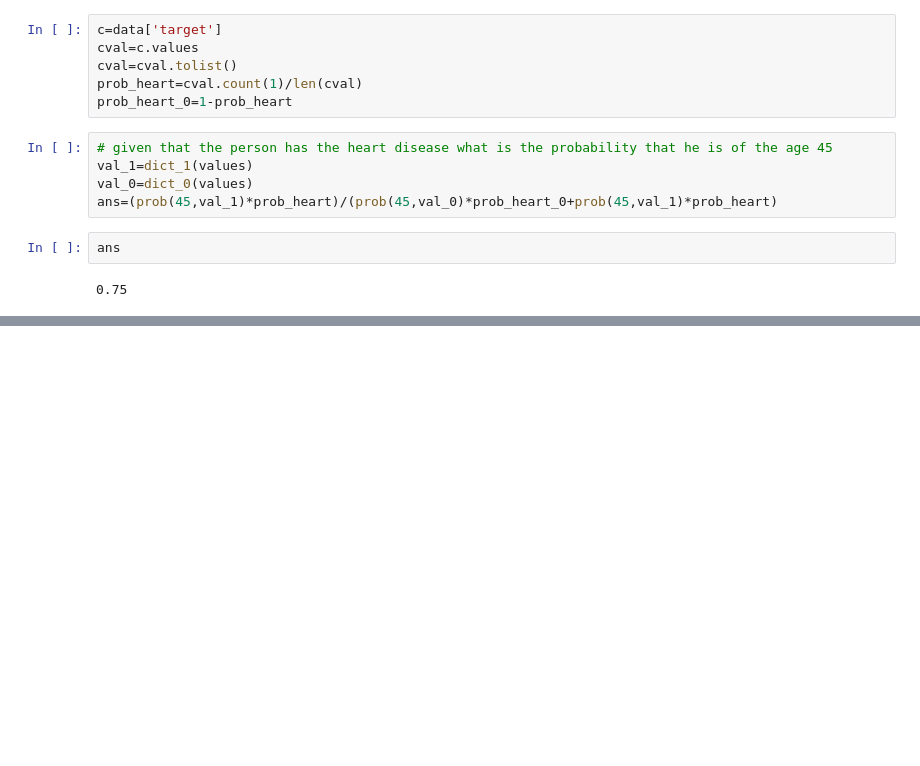
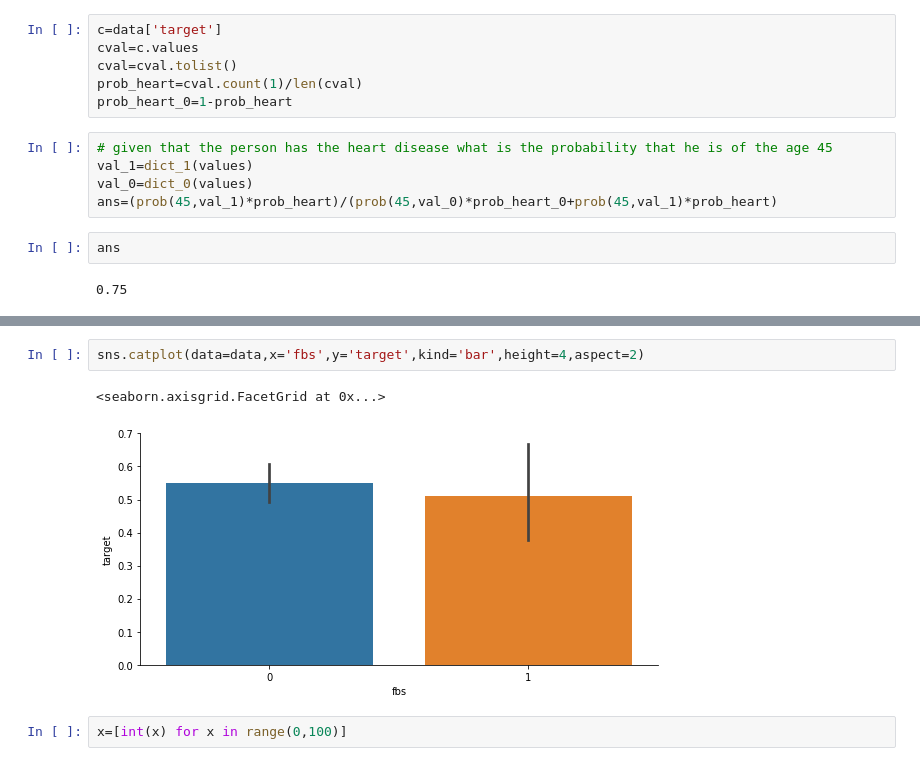
Before and after one commit to DeathNOTbook/my-deposit, a Jupyter notebook: HEART_DISEASE.ipynb, the cells around one changed output, grey strips where cells are left out. Saved outputs shown, nothing was run; the diff lists cells and outputs as text; blank space fills up the shorter version.

```diff
--- a/HEART_DISEASE.ipynb
+++ b/HEART_DISEASE.ipynb
@@ -76,0 +170,7 @@ ans
+# %%
+sns.catplot(data=data,x='fbs',y='target',kind='bar',height=4,aspect=2)
+# %% [output]
+<seaborn.axisgrid.FacetGrid at 0x...>
+[figure, added]
+# %%
+x=[int(x) for x in range(0,100)]
```
Also changed, not shown: parts of 15 cells of this notebook.
